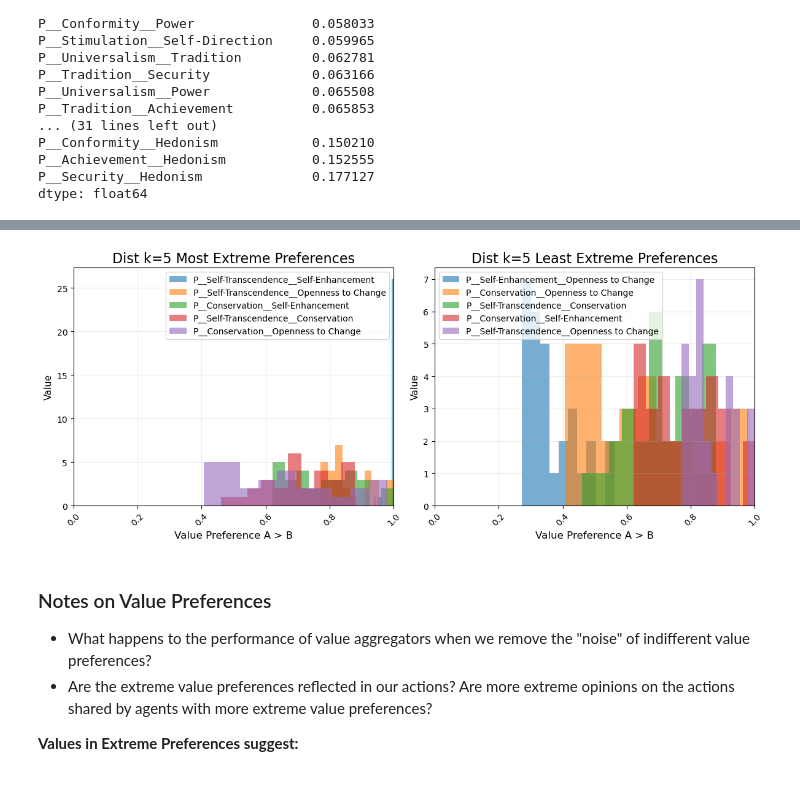
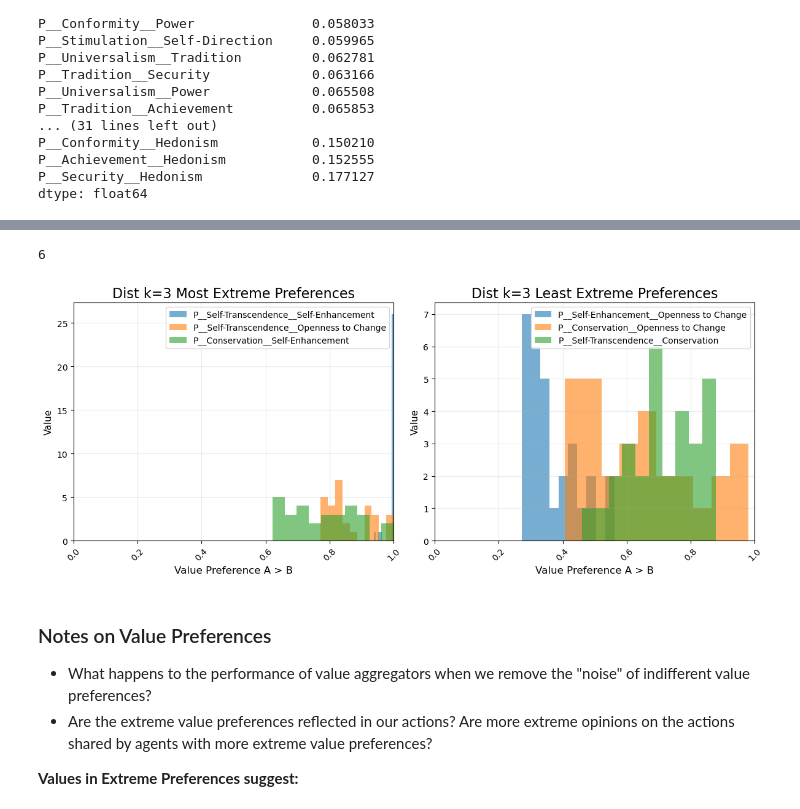
Before and after one commit to JosephTrevorrow/HCVA-plus-plus, a Jupyter notebook: value_systems/all_country_value_system_explorer.ipynb, the cells around one changed output, grey strips where cells are left out. Drawn from its saved outputs; the diff is of its cells as text; code cells hidden in the pictures.

```diff
--- a/value_systems/all_country_value_system_explorer.ipynb
+++ b/value_systems/all_country_value_system_explorer.ipynb
@@ -112,22 +136,23 @@ dtype: float64
 # %%
 # There are 45 pairwise comparisons, look at top 10 for each (most nothing, most strong)
 import matplotlib.pyplot as plt
-k = 10
+import copy
+k = 5
 # Find cols that have a mean closest to 0 or 1, find the absolute difference to either 0 or 1 (depending on which side of 0.5 they're on), and then rank the distances
 high_means = pref_cols.mean(axis=0).sort_values(ascending=False)
 low_means = pref_cols.mean(axis=0).sort_values(ascending=True)
-# Clip values
-high_means = high_means.clip(lower=0.5, upper=1.0)
-low_means = low_means.clip(lower=0.0, upper=0.5)
-# Find diff
-high_means = 1 - high_means
+# Drop all rows where value is less than 0.5
+high_means = high_means[high_means >= 0.5]
+low_means = low_means[low_means < 0.5]
+
+# Find diff, so the strength will be equal
+low_means = 1 - low_means
 # Concat
 means = pd.concat([high_means, low_means])
+means = means.sort_values(ascending=False)
+print(len(means))
+means_keys_high = copy.copy(means.keys().tolist()[:k])
 means = means.sort_values(ascending=True)
-
-means_keys_high = means.keys().tolist()[:k]
-#print("High keys: ", means_keys_high)
-means = means.sort_values(ascending=False)
 means_keys_low = means.keys().tolist()[:k]
 #print("Low keys: ", means_keys_low)
 
@@ -162,53 +188,56 @@ plt.show()
 # %%
 # There are 45 pairwise comparisons, look at top 10 for each (most nothing, most strong)
 import matplotlib.pyplot as plt
-k = 5
+k = 3
 # Find cols that have a mean closest to 0 or 1, find the absolute difference to either 0 or 1 (depending on which side of 0.5 they're on), and then rank the distances
 high_means = abstracted_pref_cols.mean(axis=0).sort_values(ascending=False)
 low_means = abstracted_pref_cols.mean(axis=0).sort_values(ascending=True)
-# Clip values
-high_means = high_means.clip(lower=0.5, upper=1.0)
-low_means = low_means.clip(lower=0.0, upper=0.5)
+
+# Drop all rows where the value is less than/above 0.5
+high_means = high_means[high_means >= 0.5]
+low_means = low_means[low_means < 0.5]
+
 # Find diff
-high_means = 1 - high_means
+low_means = 1 - low_means
 # Concat
 means = pd.concat([high_means, low_means])
-means = means.sort_values(ascending=True)
-
+means = means.sort_values(ascending=False)
+print(len(means))
 means_keys_high = means.keys().tolist()[:k]
 #print("High keys: ", means_keys_high)
-means = means.sort_values(ascending=False)
+means = means.sort_values(ascending=True)
 means_keys_low = means.keys().tolist()[:k]
 #print("Low keys: ", means_keys_low)
 
 fig, axes = plt.subplots(1, 2, figsize=(12, 5), gridspec_kw={"width_ratios": [1, 1]})
 
 for col in means_keys_high:
     abstracted_pref_cols.hist(col, bins=10, alpha=0.6, label=col, ax=axes[0])
 axes[0].set_title(f"Dist k={k} Most Extreme Preferences", fontsize=16)
 axes[0].set_xlabel('Value Preference A > B', fontsize=12)
 axes[0].set_ylabel('Frequency Amongst Agents', fontsize=12)
 axes[0].legend(fontsize=10)
 axes[0].set_ylabel("Value", fontsize=11)
 axes[0].tick_params(axis="x", rotation=45)
 axes[0].grid(alpha=0.25)
 axes[0].set_xlim(0, 1)
 
 for col in means_keys_low:
     abstracted_pref_cols.hist(col, bins=10, alpha=0.6, label=col, ax=axes[1])
 axes[1].set_title(f"Dist k={k} Least Extreme Preferences", fontsize=16)
 axes[1].set_xlabel('Value Preference A > B', fontsize=12)
 axes[1].set_ylabel('Frequency Amongst Agents', fontsize=12)
 axes[1].legend(fontsize=10)
 axes[1].set_ylabel("Value", fontsize=11)
 axes[1].tick_params(axis="x", rotation=45)
 axes[1].grid(alpha=0.25)
 axes[1].set_xlim(0, 1)
 
 plt.tight_layout()
 plt.show()
 # %% [output]
+6
-[figure, old version]
+[figure, new version]
 # %% [markdown]
 ### Notes on Value Preferences
 - What happens to the performance of value aggregators when we remove the "noise" of indifferent value preferences?
```
Also changed, not shown: parts of 7 cells of this notebook, 1 other file.
